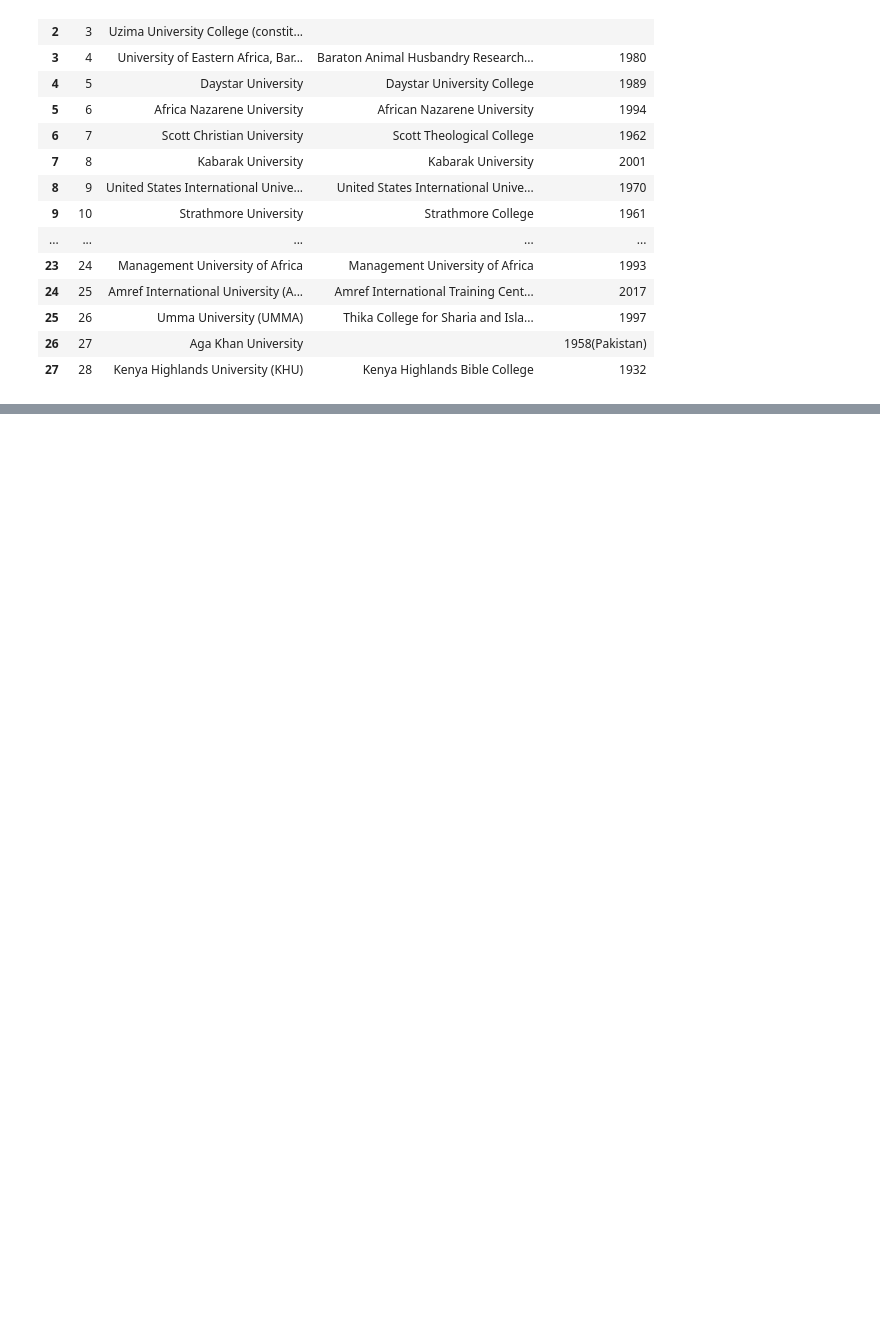
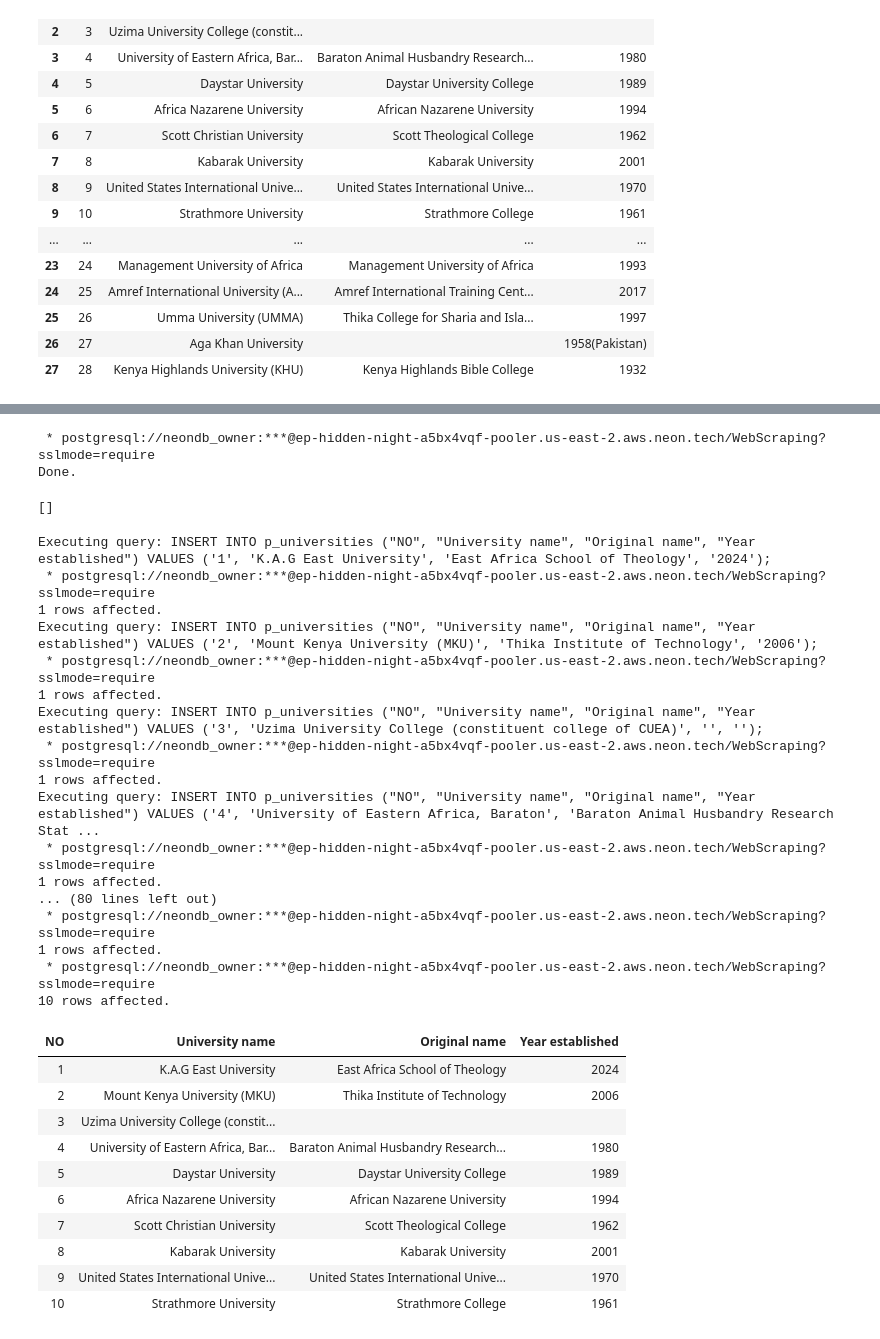
Before and after one commit to brc0d3s/Web-Scraping-Repo, a Jupyter notebook: Wikipedia_Private_Universities.ipynb, the cells around one changed output, grey strips where cells are left out. Saved outputs shown, nothing was run; the diff lists cells and outputs as text; code cells hidden in the pictures; blank space fills up the shorter version.

Commit message:
Database data insertion

```diff
--- a/Wikipedia_Private_Universities.ipynb
+++ b/Wikipedia_Private_Universities.ipynb
@@ -104,0 +117,70 @@ df.to_csv('universities.csv', index=False)
+# %%
+# Generate column definitions based on the DataFrame columns
+columns = ", ".join([f'"{col}" TEXT' for col in df.columns])
+create_table_query = f'CREATE TABLE IF NOT EXISTS p_universities ({columns});'
+
+# Execute the SQL command to create the table
+%sql $create_table_query
+# %% [output]
+ * postgresql://neondb_owner:***@ep-hidden-night-a5bx4vqf-pooler.us-east-2.aws.neon.tech/WebScraping?sslmode=require
+Done.
+[]
+# %%
+# Define function to escape single quotes and handle None values
+def escape_single_quotes(value):
+    if pd.isna(value):
+        return 'NULL'
+    return str(value).replace("'", "''")
+
+# Convert DataFrame rows into tuples
+data = [tuple(escape_single_quotes(value) for value in row) for row in df.itertuples(index=False, name=None)]
+
+# Insert data into the table
+for row in data:
+    # Format row values for SQL insertion
+    formatted_values = ", ".join([f"'{value}'" if value != 'NULL' else 'NULL' for value in row])
+
+    # Create the INSERT query
+    column_names = ", ".join([f'"{col}"' for col in df.columns])
+    query = f"INSERT INTO p_universities ({column_names}) VALUES ({formatted_values});"
+
+    # Print the query for debugging
+    print(f"Executing query: {query}")
+
+    # Execute the query using SQL magic
+    try:
+        %sql $query
+    except Exception as e:
+        print(f"Error executing query: {e}")
+
+# Verify insertion by querying the table
+%sql SELECT * FROM p_universities LIMIT 10;
+# %% [output]
+Executing query: INSERT INTO p_universities ("NO", "University name", "Original name", "Year established") VALUES ('1', 'K.A.G East University', 'East Africa School of Theology', '2024');
+ * postgresql://neondb_owner:***@ep-hidden-night-a5bx4vqf-pooler.us-east-2.aws.neon.tech/WebScraping?sslmode=require
+1 rows affected.
+Executing query: INSERT INTO p_universities ("NO", "University name", "Original name", "Year established") VALUES ('2', 'Mount Kenya University (MKU)', 'Thika Institute of Technology', '2006');
+ * postgresql://neondb_owner:***@ep-hidden-night-a5bx4vqf-pooler.us-east-2.aws.neon.tech/WebScraping?sslmode=require
+1 rows affected.
+Executing query: INSERT INTO p_universities ("NO", "University name", "Original name", "Year established") VALUES ('3', 'Uzima University College (constituent college of CUEA)', '', '');
+ * postgresql://neondb_owner:***@ep-hidden-night-a5bx4vqf-pooler.us-east-2.aws.neon.tech/WebScraping?sslmode=require
+1 rows affected.
+Executing query: INSERT INTO p_universities ("NO", "University name", "Original name", "Year established") VALUES ('4', 'University of Eastern Africa, Baraton', 'Baraton Animal Husbandry Research Stat ...
+ * postgresql://neondb_owner:***@ep-hidden-night-a5bx4vqf-pooler.us-east-2.aws.neon.tech/WebScraping?sslmode=require
+1 rows affected.
+... (80 lines left out)
+ * postgresql://neondb_owner:***@ep-hidden-night-a5bx4vqf-pooler.us-east-2.aws.neon.tech/WebScraping?sslmode=require
+1 rows affected.
+ * postgresql://neondb_owner:***@ep-hidden-night-a5bx4vqf-pooler.us-east-2.aws.neon.tech/WebScraping?sslmode=require
+10 rows affected.
+| NO | University name | Original name | Year established |
+| 1 | K.A.G East University | East Africa School of Theology | 2024 |
+| 2 | Mount Kenya University (MKU) | Thika Institute of Technology | 2006 |
+| 3 | Uzima University College (constit... |  |  |
+| 4 | University of Eastern Africa, Bar... | Baraton Animal Husbandry Research... | 1980 |
+| 5 | Daystar University | Daystar University College | 1989 |
+| 6 | Africa Nazarene University | African Nazarene University | 1994 |
+| 7 | Scott Christian University | Scott Theological College | 1962 |
+| 8 | Kabarak University | Kabarak University | 2001 |
+| 9 | United States International Unive... | United States International Unive... | 1970 |
+| 10 | Strathmore University | Strathmore College | 1961 |
```
Also changed, not shown: parts of 5 cells of this notebook, 3 other files.
